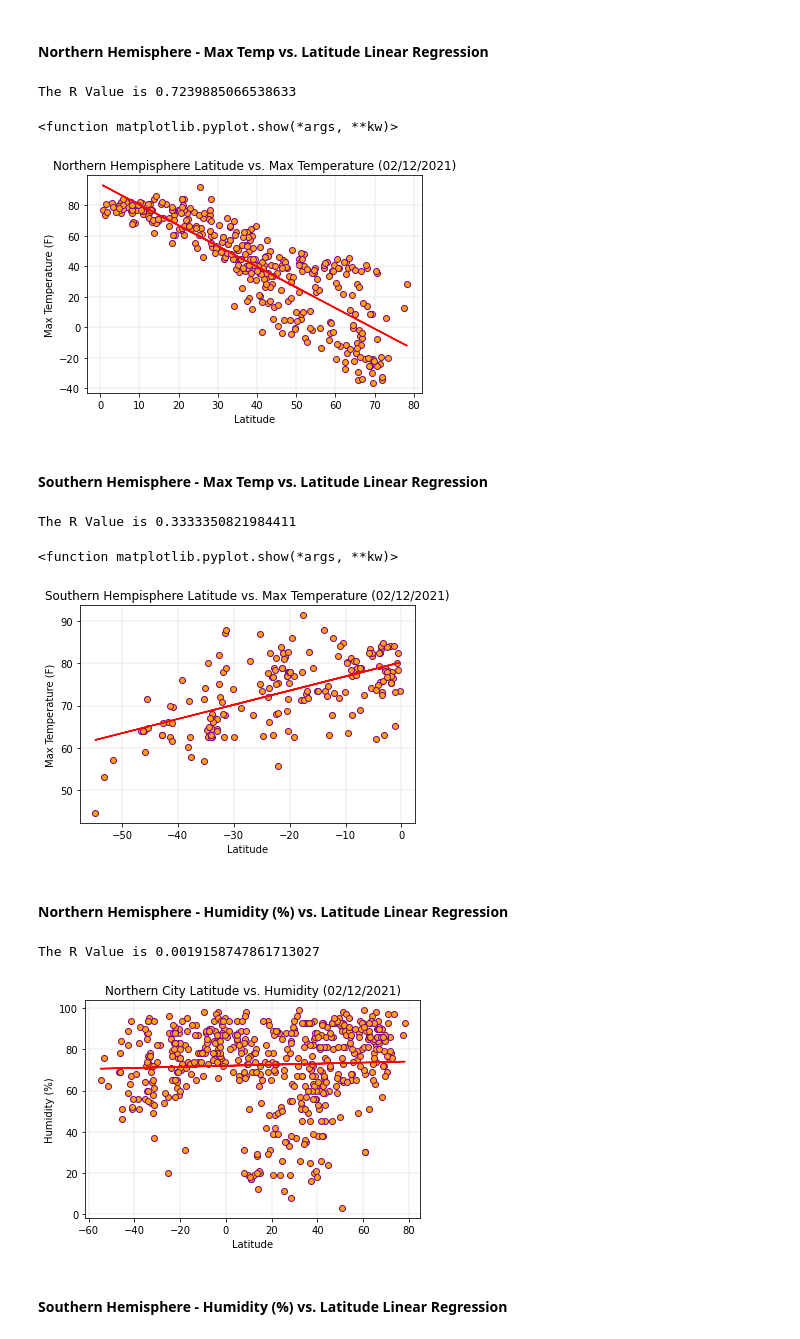
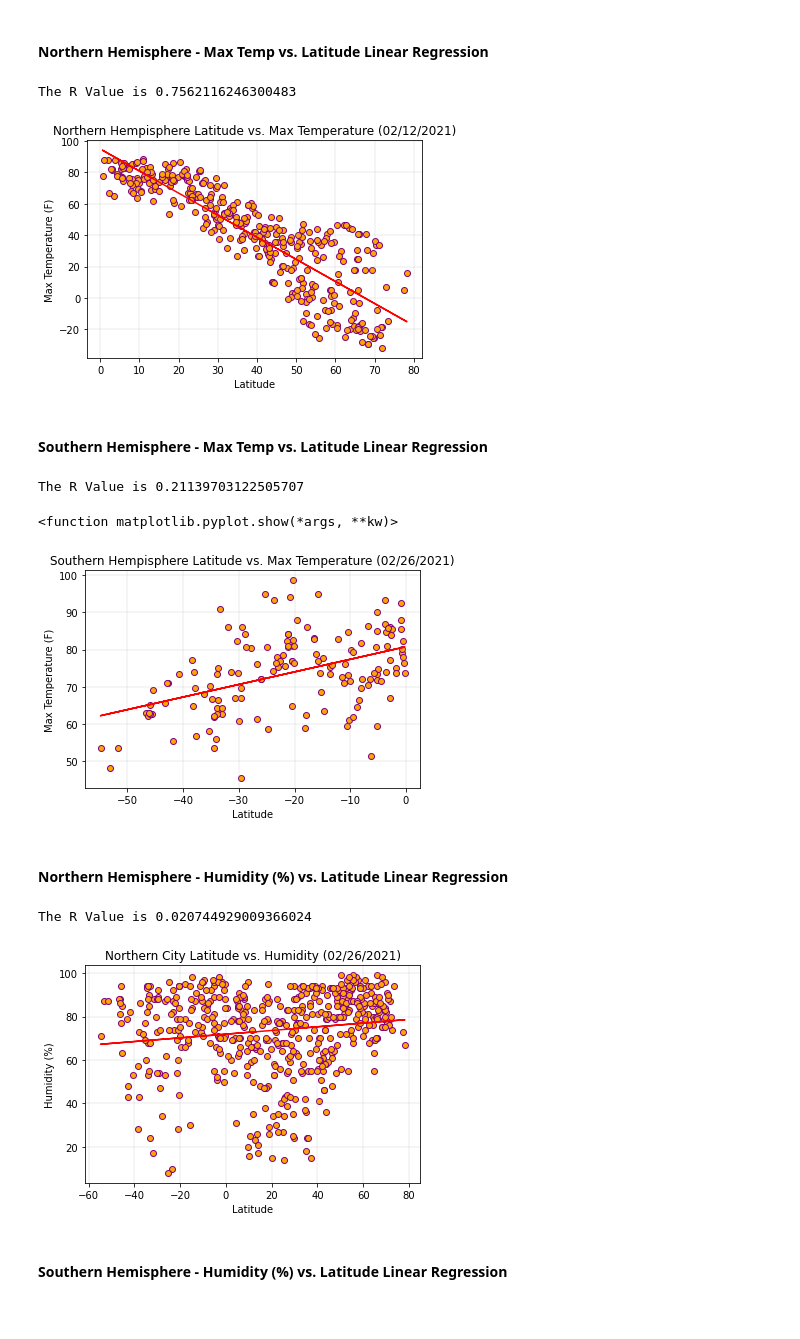
Before and after one commit to MMidwinter/python-api-challenge, a Jupyter notebook: starter_code/WeatherPy.ipynb, the cells around one changed output. Saved outputs shown, nothing was run; the diff lists cells and outputs as text; code cells hidden in the pictures.

```diff
--- a/starter_code/WeatherPy.ipynb
+++ b/starter_code/WeatherPy.ipynb
@@ -286,11 +324,10 @@ plt.ylabel('Max Temperature (F)')
 regress_values = city_northern_lat * slope + intercept
 plt.plot(city_northern_lat,regress_values,"r-")
 plt.grid(linestyle='-',linewidth=.25)
-plt.show
+plt.show()
 # %% [output]
-The R Value is 0.7239885066538633
+The R Value is 0.7562116246300483
-<function matplotlib.pyplot.show(*args, **kw)>
-[figure, old version]
+[figure, new version]
 # %% [markdown]
 ####  Southern Hemisphere - Max Temp vs. Latitude Linear Regression
 # %%
@@ -305,7 +342,7 @@ correlation = st.pearsonr(city_southern_lat,city_southern_max_temp)
 print(f'The R Value is {rvalue**2}')
 
 plt.scatter(city_southern_lat,city_southern_max_temp, facecolors='orange', edgecolors='purple')
-plt.title('Southern Hempisphere Latitude vs. Max Temperature (02/12/2021)')
+plt.title('Southern Hempisphere Latitude vs. Max Temperature (02/26/2021)')
 plt.xlabel('Latitude')
 plt.ylabel('Max Temperature (F)')
 regress_values = city_southern_lat * slope + intercept
@@ -313,33 +350,33 @@ plt.plot(city_southern_lat,regress_values,"r-")
 plt.grid(linestyle='-',linewidth=.25)
 plt.show
 # %% [output]
-The R Value is 0.3333350821984411
+The R Value is 0.21139703122505707
 <function matplotlib.pyplot.show(*args, **kw)>
-[figure, old version]
+[figure, new version]
 # %% [markdown]
 ####  Northern Hemisphere - Humidity (%) vs. Latitude Linear Regression
 # %%
 northern_hemisphere_df = city_cleaned_df[city_cleaned_df['Lat'] >= 0]
 
 northern_city_lat = city_cleaned_df['Lat']
 northern_city_max_humidity = city_cleaned_df['Humidity']
 
 (slope, intercept, rvalue, pvalue, stderr) = st.linregress(northern_city_lat, northern_city_max_humidity)
 correlation = st.pearsonr(northern_city_lat,northern_city_max_humidity)
 
 print(f'The R Value is {rvalue**2}')
 
 plt.scatter(northern_city_lat,northern_city_max_humidity, facecolors='orange', edgecolors='purple')
-plt.title('Northern City Latitude vs. Humidity (02/12/2021)')
+plt.title('Northern City Latitude vs. Humidity (02/26/2021)')
 plt.xlabel('Latitude')
 plt.ylabel('Humidity (%)')
 regress_values = northern_city_lat * slope + intercept
 plt.plot(northern_city_lat,regress_values,"r-")
 plt.grid(linestyle='-',linewidth=.25)
 plt.show()
 # %% [output]
-The R Value is 0.0019158747861713027
+The R Value is 0.020744929009366024
-[figure, old version]
+[figure, new version]
 # %% [markdown]
 ####  Southern Hemisphere - Humidity (%) vs. Latitude Linear Regression
 # %%
```
Also changed, not shown: parts of 18 cells of this notebook, 5 other files.
